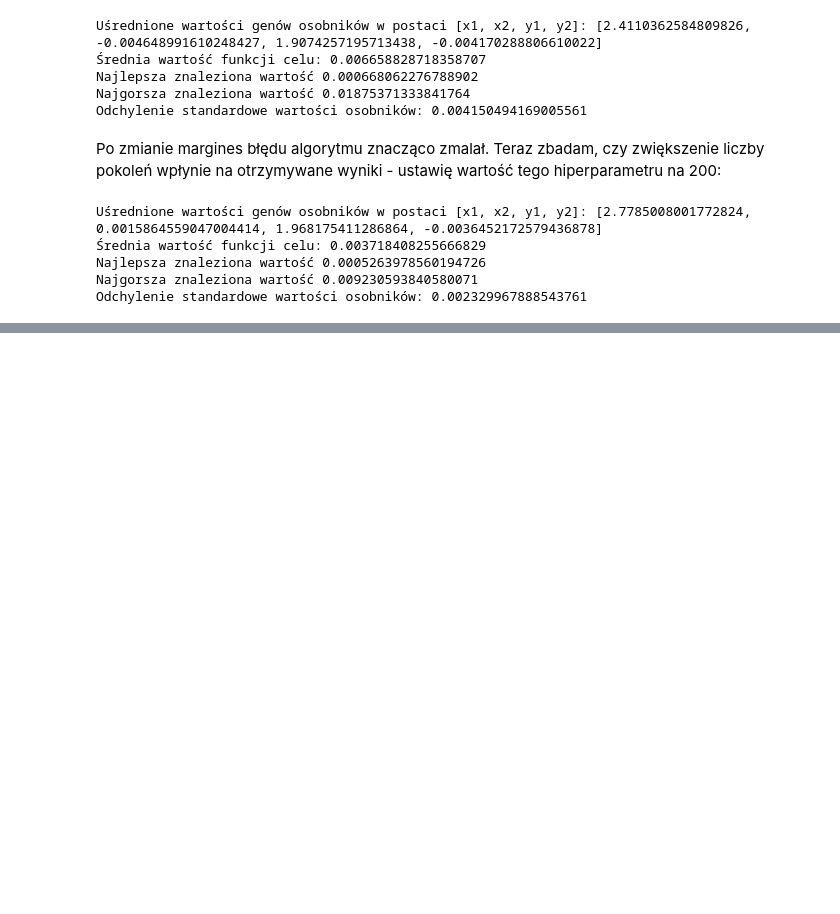
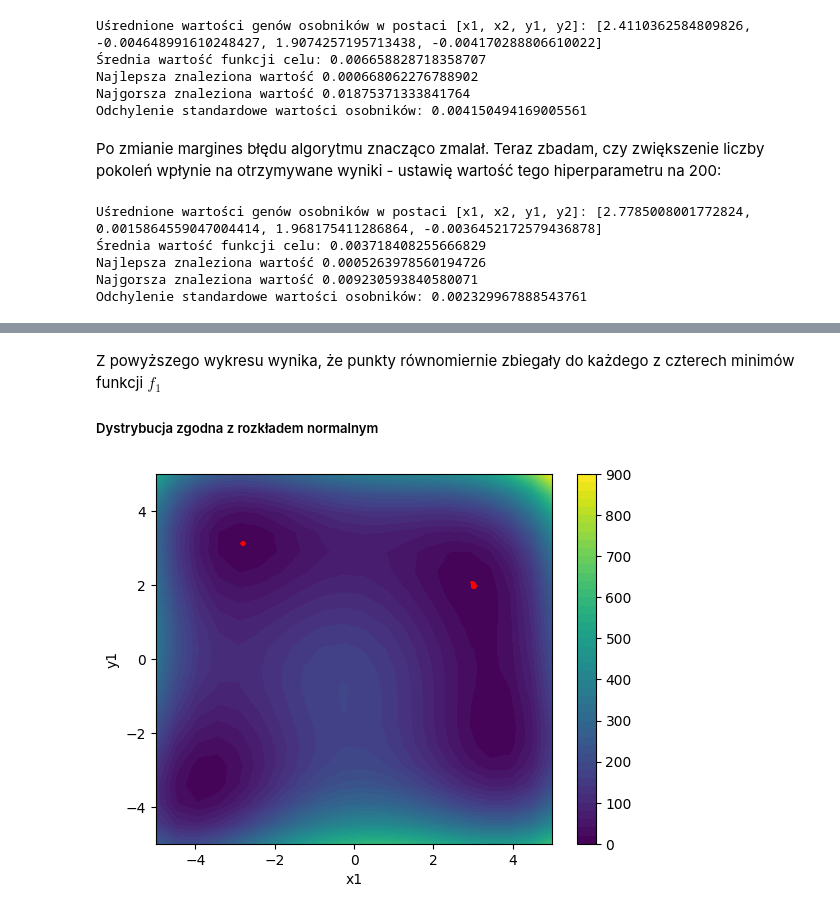
Before and after one commit to maksnowak/evolutionary-algorithm, a Jupyter notebook: zad2.ipynb, the cells around one changed output, grey strips where cells are left out. Drawn from its saved outputs; the diff is of its cells as text; code cells hidden in the pictures; blank space fills up the shorter version.

```diff
--- a/zad2.ipynb
+++ b/zad2.ipynb
@@ -215,0 +274,8 @@ Podczas przeprowadzania eksperymentów po każdym etapie działania algorytmu ew
+# %% [markdown]
+Z powyższego wykresu wynika, że punkty równomiernie zbiegały do każdego z czterech minimów funkcji $f_1$
+
+##### Dystrybucja zgodna z rozkładem normalnym
+# %%
+plot_results(distributed_individuals, rate, 0.8, 0.5, 0.5, 100, 200)
+# %% [output]
+[figure, added]
```
Also changed, not shown: parts of 41 cells of this notebook.
